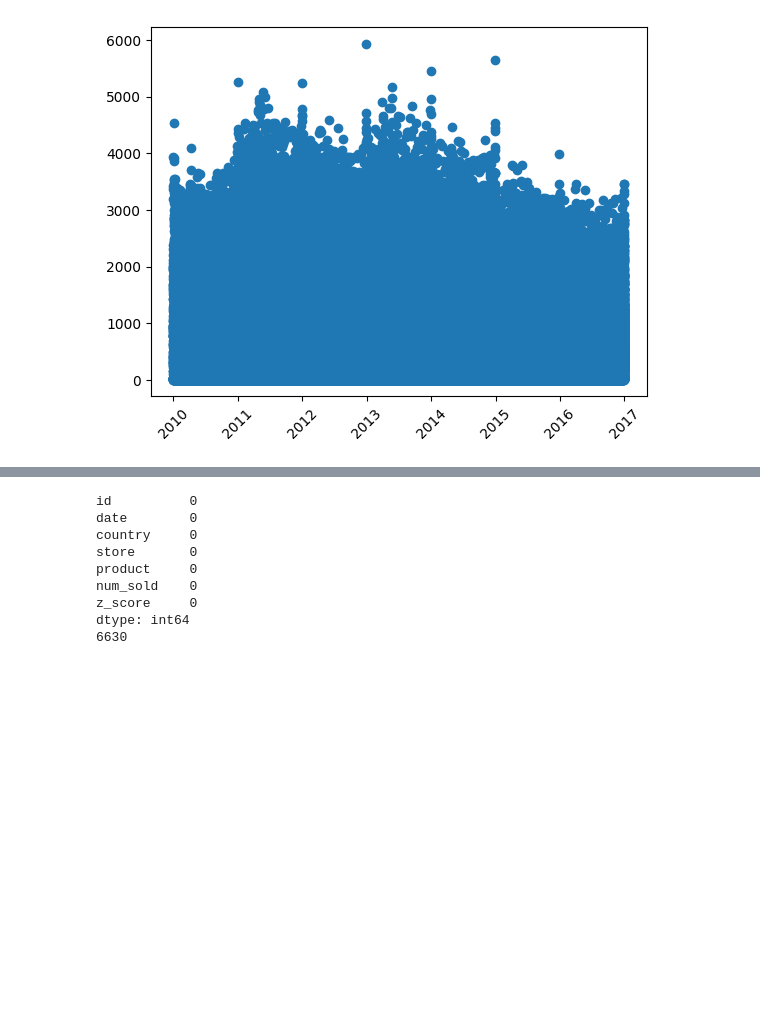
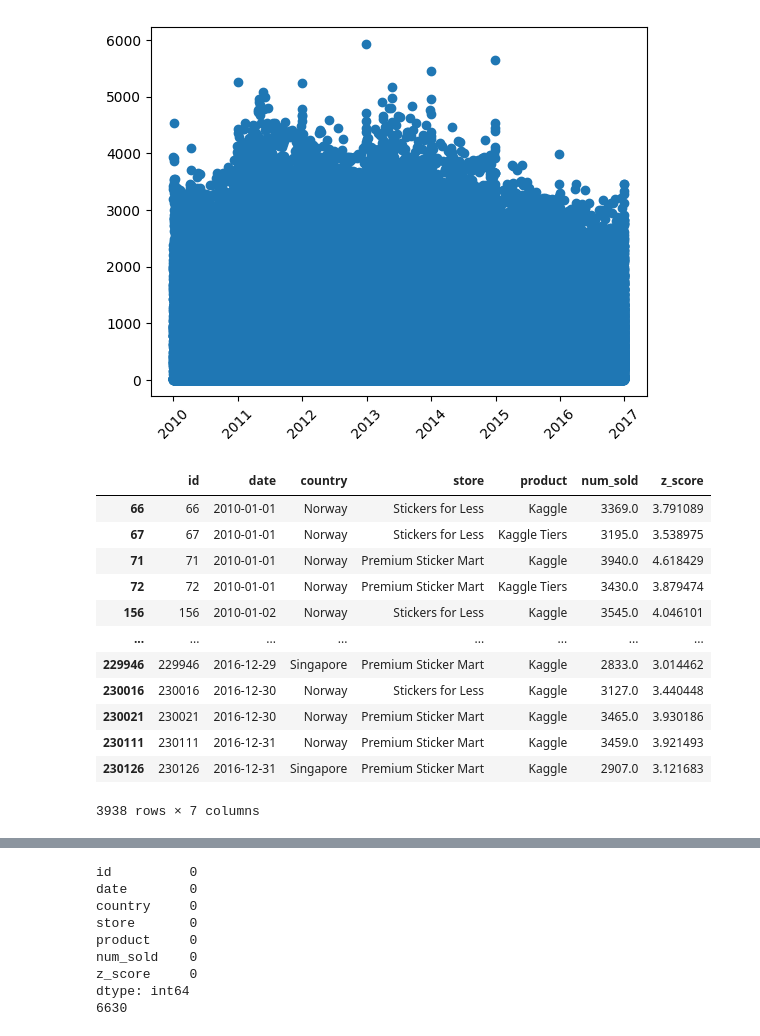
Before and after one commit to tselane2110/Forecasting-Sticker-Sales, a Jupyter notebook: StickerSalesForecasting.ipynb, the cells around one changed output, grey strips where cells are left out. Saved outputs shown, nothing was run; the diff lists cells and outputs as text; code cells hidden in the pictures; blank space fills up the shorter version.

```diff
--- a/StickerSalesForecasting.ipynb
+++ b/StickerSalesForecasting.ipynb
@@ -289,3 +267,21 @@ plt.xticks(rotation=45)
 plt.show()
 # %% [output]
 [figure]
+# %%
+df["z_score"] = stats.zscore(df["num_sold"])
+outliers = df[df["z_score"].abs() > 3]
+outliers
+# %% [output]
+|  | id | date | country | store | product | num_sold | z_score |
+| 66 | 66 | 2010-01-01 | Norway | Stickers for Less | Kaggle | 3369.0 | 3.791089 |
+| 67 | 67 | 2010-01-01 | Norway | Stickers for Less | Kaggle Tiers | 3195.0 | 3.538975 |
+| 71 | 71 | 2010-01-01 | Norway | Premium Sticker Mart | Kaggle | 3940.0 | 4.618429 |
+| 72 | 72 | 2010-01-01 | Norway | Premium Sticker Mart | Kaggle Tiers | 3430.0 | 3.879474 |
+| 156 | 156 | 2010-01-02 | Norway | Stickers for Less | Kaggle | 3545.0 | 4.046101 |
+| ... | ... | ... | ... | ... | ... | ... | ... |
+| 229946 | 229946 | 2016-12-29 | Singapore | Premium Sticker Mart | Kaggle | 2833.0 | 3.014462 |
+| 230016 | 230016 | 2016-12-30 | Norway | Stickers for Less | Kaggle | 3127.0 | 3.440448 |
+| 230021 | 230021 | 2016-12-30 | Norway | Premium Sticker Mart | Kaggle | 3465.0 | 3.930186 |
+| 230111 | 230111 | 2016-12-31 | Norway | Premium Sticker Mart | Kaggle | 3459.0 | 3.921493 |
+| 230126 | 230126 | 2016-12-31 | Singapore | Premium Sticker Mart | Kaggle | 2907.0 | 3.121683 |
+3938 rows × 7 columns
```
Also changed, not shown: parts of 8 cells of this notebook.
